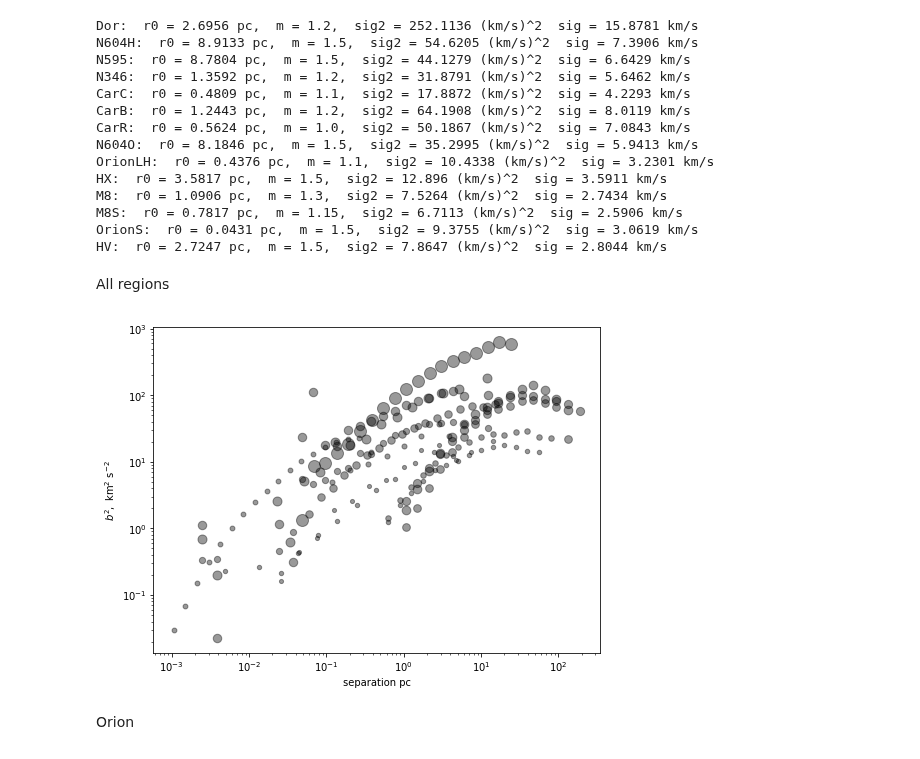
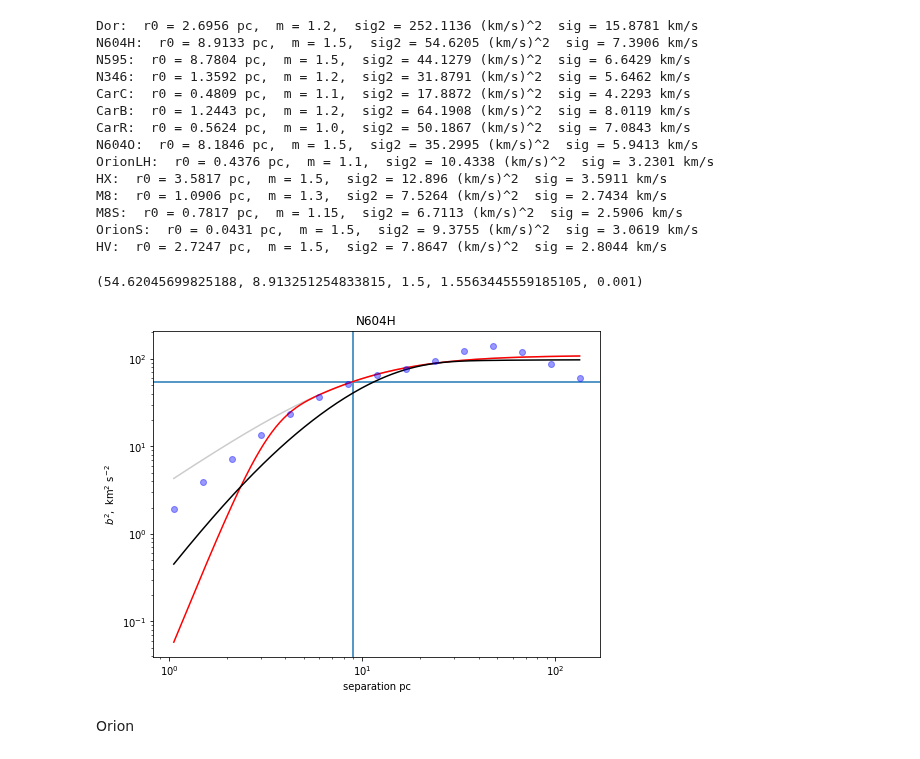
Before and after one commit to JavGVastro/PhD.Paper, a Jupyter notebook: Results.ipynb, the cells around one changed output. Cells and saved outputs as stored; diff of their text form; code cells hidden in the pictures.

```diff
--- a/Results.ipynb
+++ b/Results.ipynb
@@ -91,21 +92,52 @@ M8:  r0 = 1.0906 pc,  m = 1.3,  sig2 = 7.5264 (km/s)^2  sig = 2.7434 km/s
 M8S:  r0 = 0.7817 pc,  m = 1.15,  sig2 = 6.7113 (km/s)^2  sig = 2.5906 km/s
 OrionS:  r0 = 0.0431 pc,  m = 1.5,  sig2 = 9.3755 (km/s)^2  sig = 3.0619 km/s
 HV:  r0 = 2.7247 pc,  m = 1.5,  sig2 = 7.8647 (km/s)^2  sig = 2.8044 km/s
-# %% [markdown]
-All regions
-# %%
-fig, ax = plt.subplots(figsize=(8, 6))
-
-for i in range(len(samples)):
-    ax.errorbar(SF[samples[0][i]]['s'],SF[samples[0][i]]['b2'], fmt='o', alpha=0.4,color="black", markersize=5*np.log10(SF[samples[0][i]]['sig2']))
-
-ax.set(xscale='log', yscale='log',
-       xlabel='separation pc',
-       ylabel=r'$b^2,\ \mathrm{km^2\ s^{-2}}$'
-      )
-None
-# %% [output]
-[figure, removed]
+# %%
+i=1
+s = SF[samples[0][i]]['s']
+b2 = SF[samples[0][i]]['b2']
+sig2 = SF[samples[0][i]]['sig2']
+r0 = SF[samples[0][i]]['r0']
+m = SF[samples[0][i]]['m']
+s0 = SF[samples[0][i]]['s0']
+noise = 0.001
+
+rgrid = np.logspace(
+    np.log10(SF[samples[0][i]]['s'][0]),
+    np.log10(SF[samples[0][i]]['s'][-1]),
+    200
+)
+
+fig, ax = plt.subplots(figsize=(8, 6))
+
+ax.errorbar(s, b2, fmt='o', alpha=0.4,color="blue")
+
+
+ax.axhline(SF[samples[0][i]]['sig2'], ls='-')
+ax.axvline(SF[samples[0][i]]['r0'], ls='-')
+
+#ax.axhline(2*SF[samples[0][i]]['sig2'], ls=':')
+#ax.axvline(r2, ls=':')
+
+#ax.axhline(sig, ls=':')
+#ax.axvline(r1, ls=':')
+
+ax.plot(rgrid, bfunc00(rgrid, r0, sig2, m), color="0.8")
+ax.plot(rgrid, bfunc02(rgrid, r0, sig2, m, s0, noise), color="red")
+ax.plot(rgrid, bfunc03s(rgrid, r0, sig2, m, s0, noise), color="black")
+
+ax.set(xscale='log', yscale='log',
+       xlabel='separation pc',
+       ylabel=r'$b^2,\ \mathrm{km^2\ s^{-2}}$',
+       title=samples[0][i]
+)
+None
+
+
+sig2,r0,m,s0, noise
+# %% [output]
+(54.62045699825188, 8.913251254833815, 1.5, 1.5563445559185105, 0.001)
+[figure, added]
 # %% [markdown]
 Orion
 # %%
```
Also changed, not shown: parts of 5 cells of this notebook, 1 other file.
